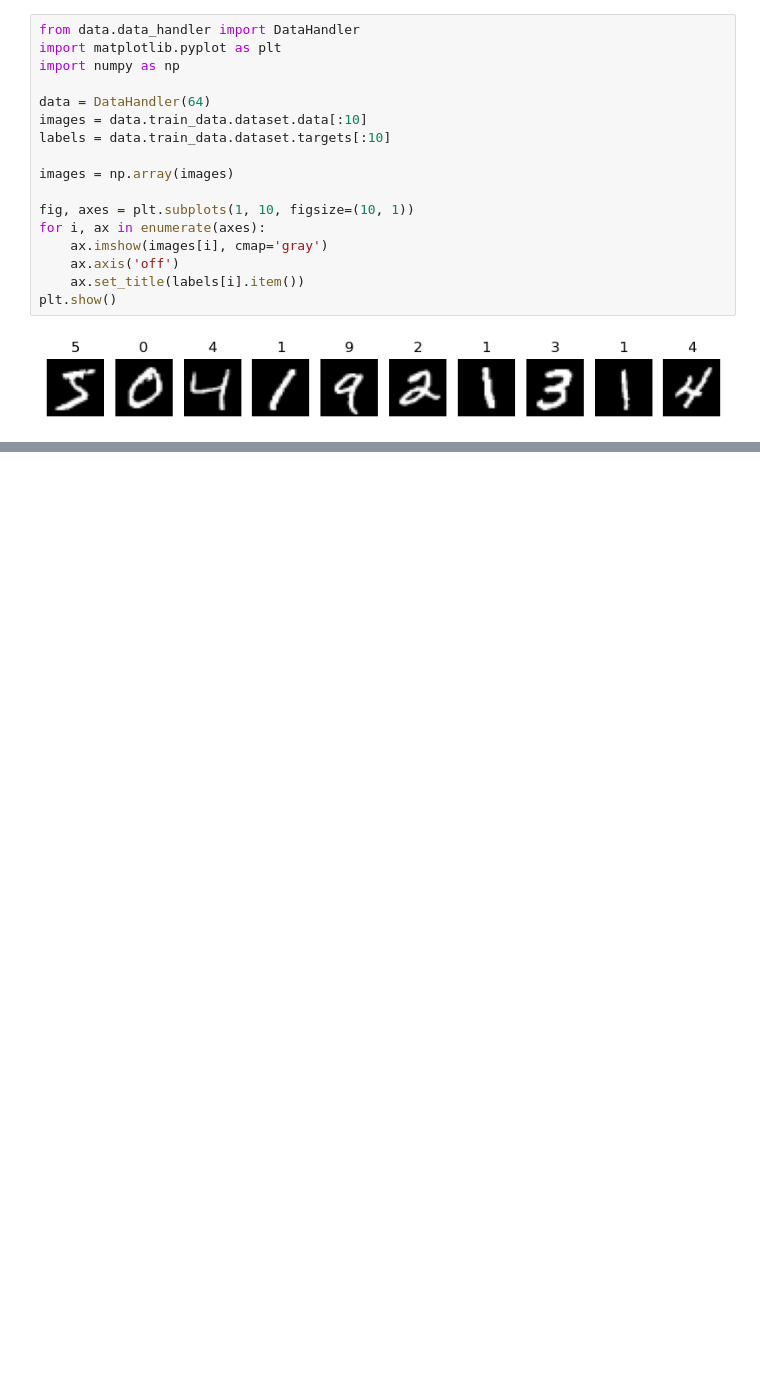
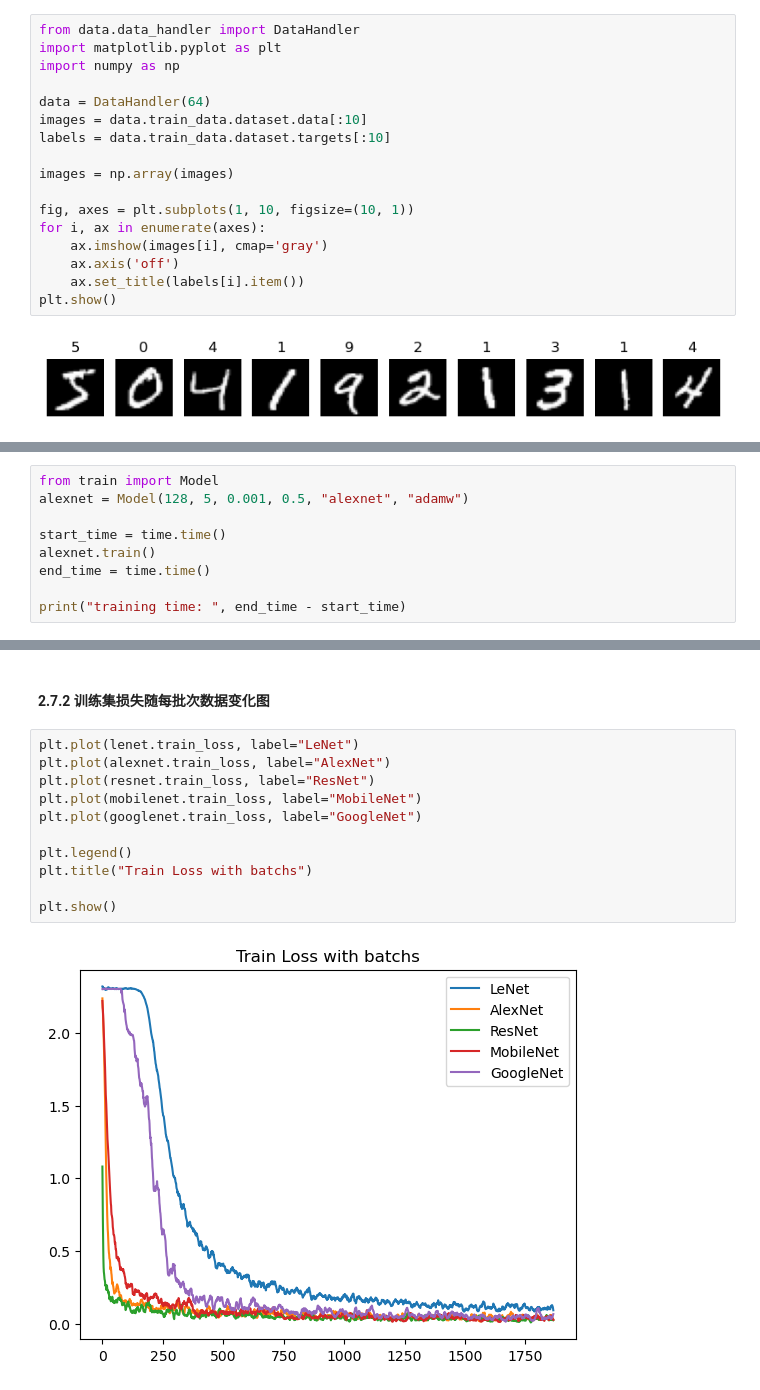
Before and after one commit to GentleCold/cnn_mnist, a Jupyter notebook: analyse.ipynb, the cells around one changed output, grey strips where cells are left out. Cells and saved outputs as stored; diff of their text form; blank space fills up the shorter version.

```diff
--- a/analyse.ipynb
+++ b/analyse.ipynb
@@ -19,0 +92,9 @@ plt.show()
+# %%
+from train import Model
+alexnet = Model(128, 5, 0.001, 0.5, "alexnet", "adamw")
+
+start_time = time.time()
+alexnet.train()
+end_time = time.time()
+
+print("training time: ", end_time - start_time)
@@ -19,0 +352,15 @@ plt.show()
+# %% [markdown]
+#### 2.7.2 训练集损失随每批次数据变化图
+# %%
+plt.plot(lenet.train_loss, label="LeNet")
+plt.plot(alexnet.train_loss, label="AlexNet")
+plt.plot(resnet.train_loss, label="ResNet")
+plt.plot(mobilenet.train_loss, label="MobileNet")
+plt.plot(googlenet.train_loss, label="GoogleNet")
+
+plt.legend()
+plt.title("Train Loss with batchs")
+
+plt.show()
+# %% [output]
+[figure, added]
```
Also changed, not shown: parts of 18 cells of this notebook, 26 other files.
